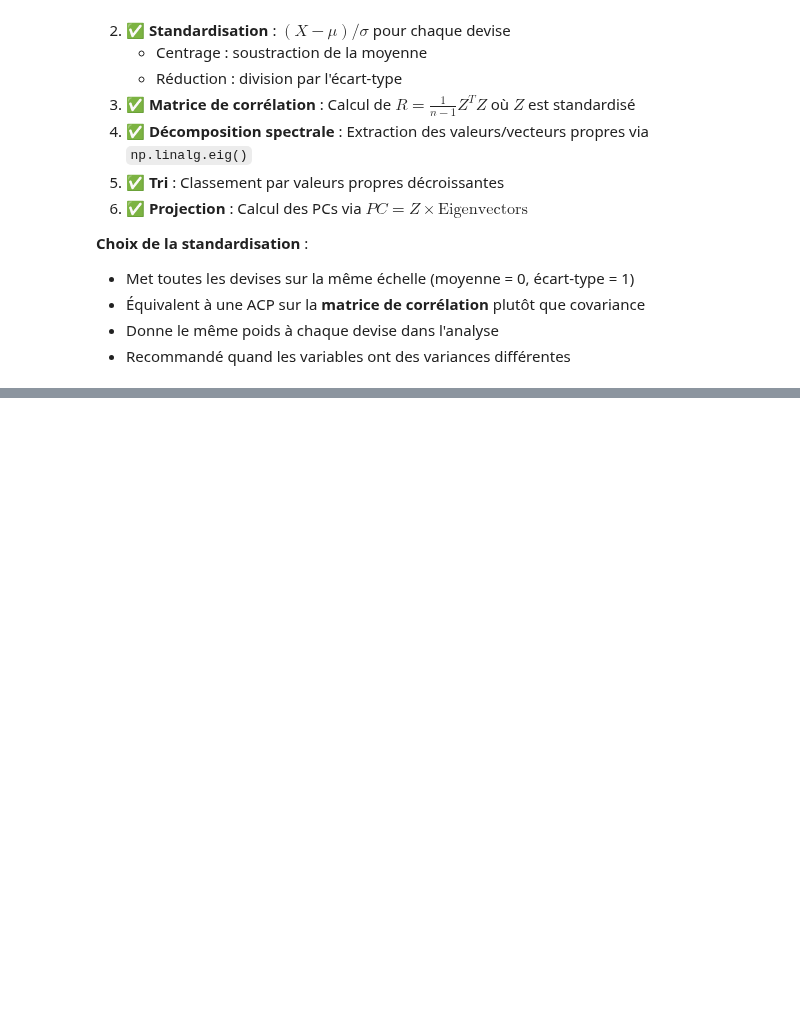
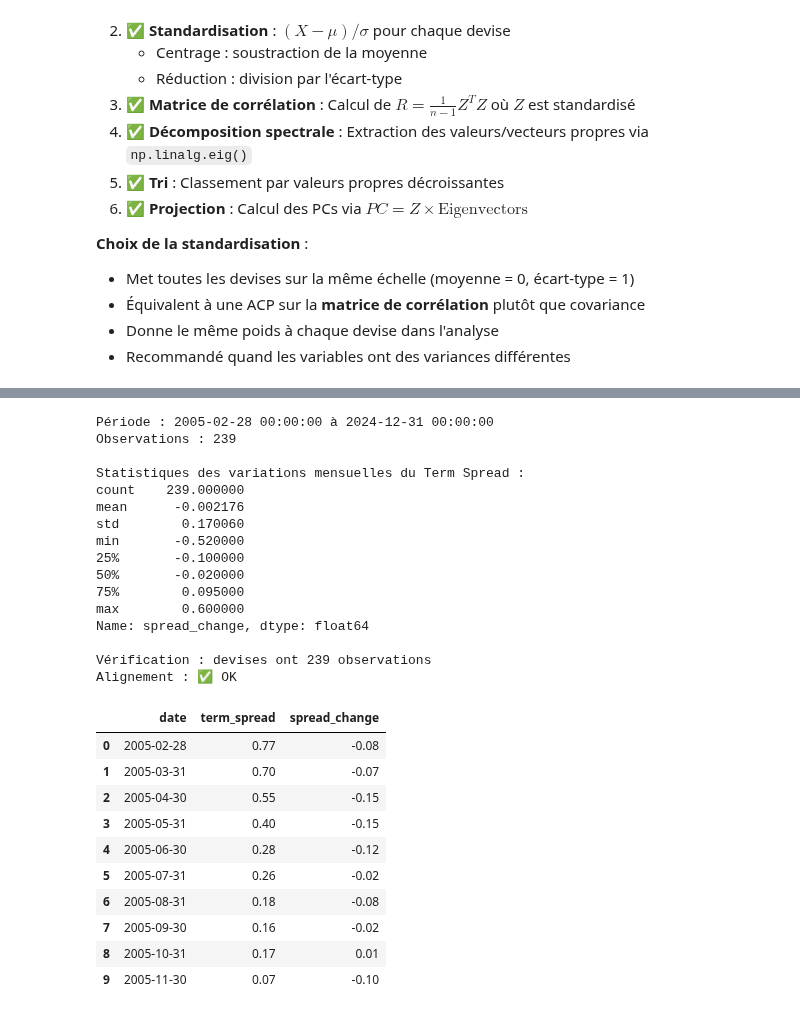
Before and after one commit to Lilas-Bertot/ETUDE-DE-CAS-2, a Jupyter notebook: Étude de cas 2.ipynb, the cells around one changed output, grey strips where cells are left out. Cells and saved outputs as stored; diff of their text form; code cells hidden in the pictures; blank space fills up the shorter version.

```diff
--- a/Étude de cas 2.ipynb
+++ b/Étude de cas 2.ipynb
@@ -693,0 +1068,13 @@ plt.tight_layout()plt.show()
+# %%
+# Convertir en fréquence mensuelle (dernier jour du mois)
+term_spread_data = term_spread_data.set_index('date')
+term_spread_monthly = term_spread_data.resample('ME').last()
+term_spread_monthly = term_spread_monthly.dropna()
+
+# Ajouter une colonne date
+term_spread_monthly = term_spread_monthly.reset_index()
+
+print(f"Données mensuelles : {len(term_spread_monthly)} observations")
+print(f"Période : {term_spread_monthly['date'].min()} à {term_spread_monthly['date'].max()}")
+
+term_spread_monthly
@@ -693,0 +1097,49 @@ plt.tight_layout()plt.show()
+# %%
+# Calculer la variation mensuelle du term spread
+# IMPORTANT : Pour le term spread, on utilise la DIFFÉRENCE (Δspread) et non le rendement log
+# Le spread est déjà une différence de taux, donc on prend spread(t) - spread(t-1)
+
+term_spread_monthly['spread_change'] = term_spread_monthly['term_spread'].diff()
+
+# Supprimer la première observation (NA)
+term_spread_monthly = term_spread_monthly.dropna()
+
+# Ajouter une colonne date pour faciliter les manipulations
+term_spread_monthly = term_spread_monthly.reset_index()
+
+print(f"Période : {term_spread_monthly['date'].min()} à {term_spread_monthly['date'].max()}")
+print(f"Observations : {len(term_spread_monthly)}")
+print(f"\nStatistiques des variations mensuelles du Term Spread :")
+print(term_spread_monthly['spread_change'].describe())
+print(f"\nVérification : devises ont {len(returns)} observations")
+print(f"Alignement : {'✅ OK' if len(term_spread_monthly) == len(returns) else '⚠️ À vérifier'}")
+
+term_spread_monthly[['date', 'term_spread', 'spread_change']]
+# %% [output]
+Période : 2005-02-28 00:00:00 à 2024-12-31 00:00:00
+Observations : 239
+
+Statistiques des variations mensuelles du Term Spread :
+count    239.000000
+mean      -0.002176
+std        0.170060
+min       -0.520000
+25%       -0.100000
+50%       -0.020000
+75%        0.095000
+max        0.600000
+Name: spread_change, dtype: float64
+
+Vérification : devises ont 239 observations
+Alignement : ✅ OK
+|  | date | term_spread | spread_change |
+| 0 | 2005-02-28 | 0.77 | -0.08 |
+| 1 | 2005-03-31 | 0.70 | -0.07 |
+| 2 | 2005-04-30 | 0.55 | -0.15 |
+| 3 | 2005-05-31 | 0.40 | -0.15 |
+| 4 | 2005-06-30 | 0.28 | -0.12 |
+| 5 | 2005-07-31 | 0.26 | -0.02 |
+| 6 | 2005-08-31 | 0.18 | -0.08 |
+| 7 | 2005-09-30 | 0.16 | -0.02 |
+| 8 | 2005-10-31 | 0.17 | 0.01 |
+| 9 | 2005-11-30 | 0.07 | -0.10 |
```
Also changed, not shown: parts of 19 cells of this notebook, 1 other file.
